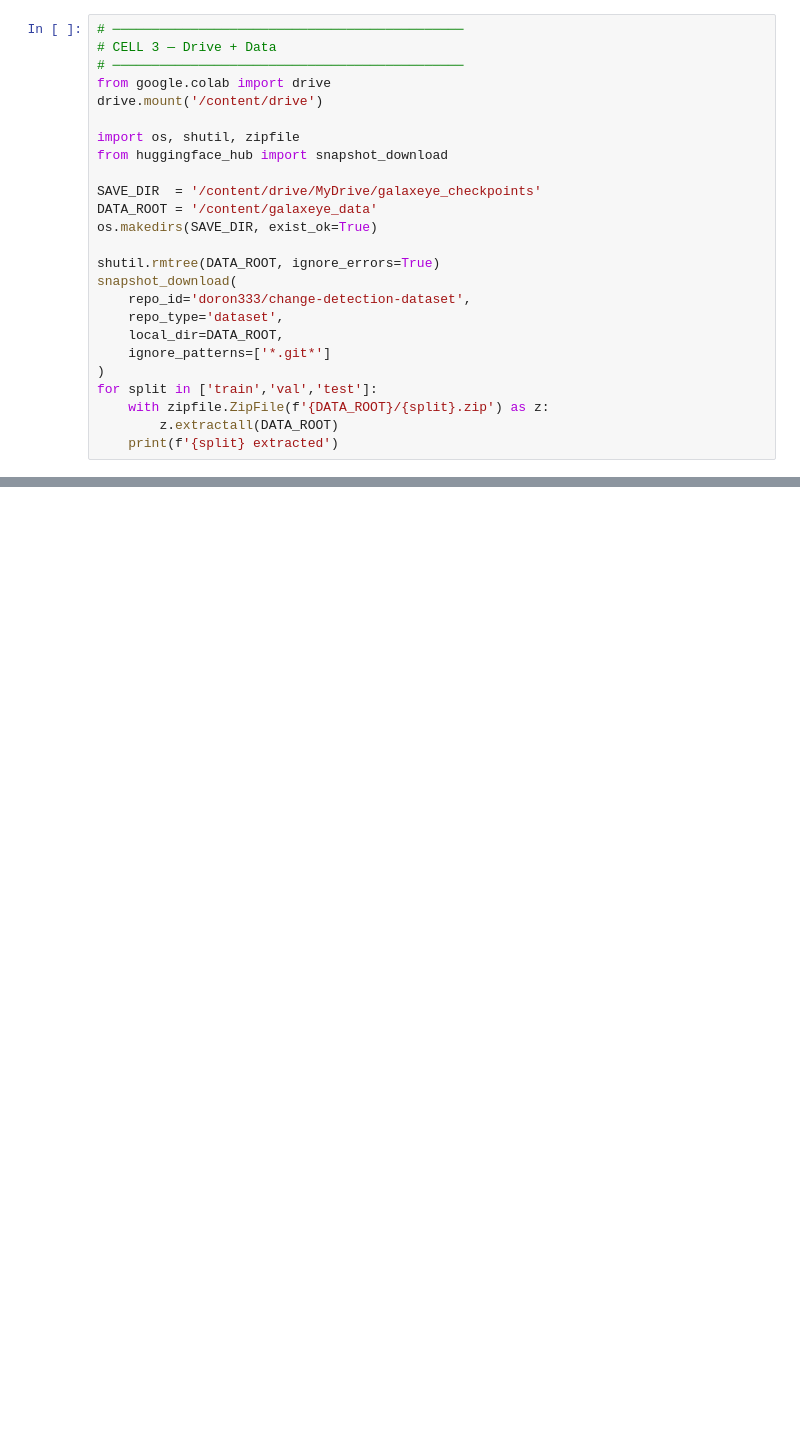
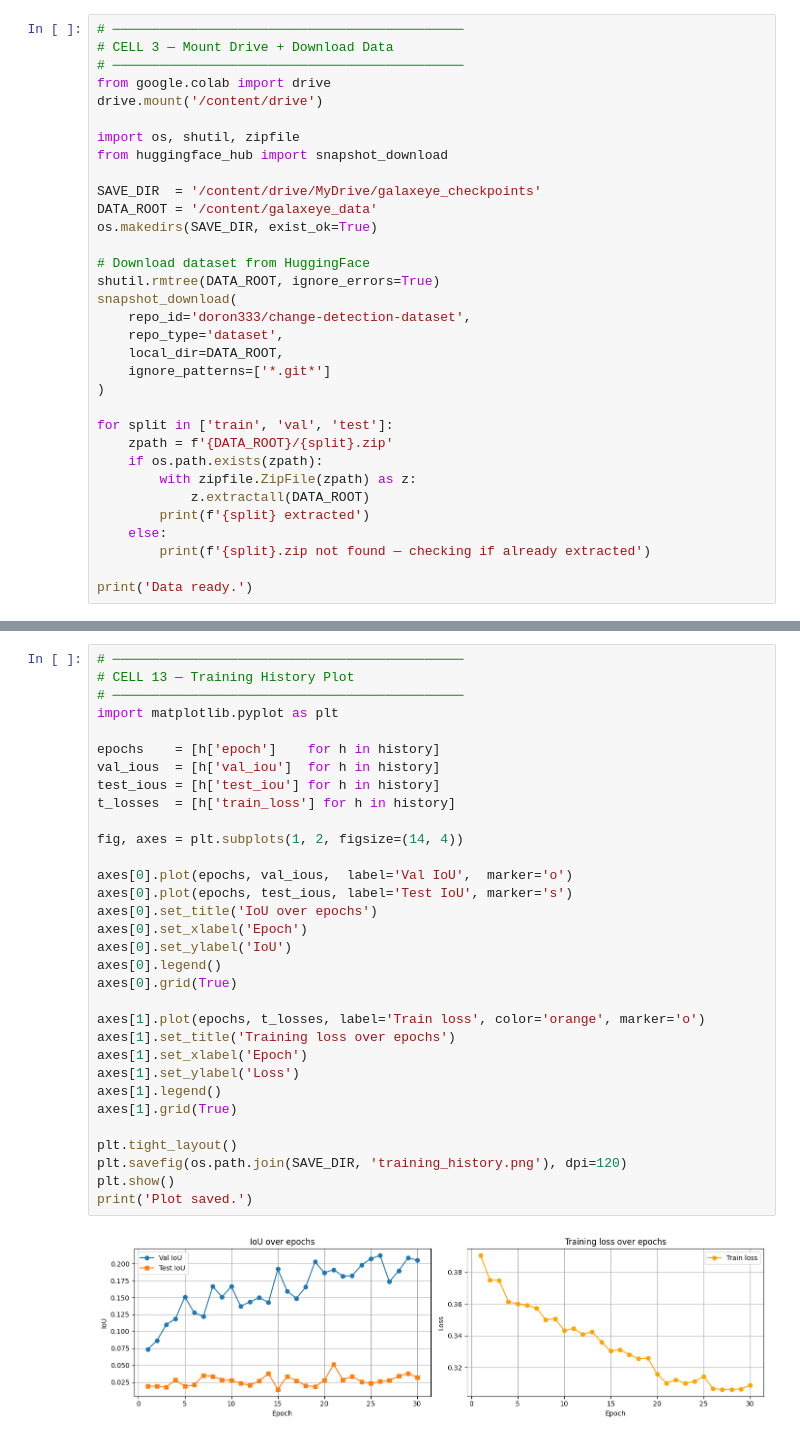
Before and after one commit to SAKTHIVEL-SEENIVASAN/galaxeye-eo-sar-change-detection, a Jupyter notebook: GalaxEye_Final_Submission.ipynb, the cells around one changed output, grey strips where cells are left out. Cells and saved outputs as stored; diff of their text form; blank space fills up the shorter version.

```diff
--- a/GalaxEye_Final_Submission.ipynb
+++ b/GalaxEye_Final_Submission.ipynb
@@ -30,6 +140,6 @@ Done
 # %%
 # ─────────────────────────────────────────────
-# CELL 3 — Drive + Data
+# CELL 3 — Mount Drive + Download Data
 # ─────────────────────────────────────────────
 from google.colab import drive
 drive.mount('/content/drive')
@@ -41,6 +151,7 @@ SAVE_DIR  = '/content/drive/MyDrive/galaxeye_checkpoints'
 DATA_ROOT = '/content/galaxeye_data'
 os.makedirs(SAVE_DIR, exist_ok=True)
 
+# Download dataset from HuggingFace
 shutil.rmtree(DATA_ROOT, ignore_errors=True)
 snapshot_download(
     repo_id='doron333/change-detection-dataset',
@@ -48,10 +159,17 @@ snapshot_download(
     local_dir=DATA_ROOT,
     ignore_patterns=['*.git*']
 )
-for split in ['train','val','test']:
-    with zipfile.ZipFile(f'{DATA_ROOT}/{split}.zip') as z:
-        z.extractall(DATA_ROOT)
-    print(f'{split} extracted')
+
+for split in ['train', 'val', 'test']:
+    zpath = f'{DATA_ROOT}/{split}.zip'
+    if os.path.exists(zpath):
+        with zipfile.ZipFile(zpath) as z:
+            z.extractall(DATA_ROOT)
+        print(f'{split} extracted')
+    else:
+        print(f'{split}.zip not found — checking if already extracted')
+
+print('Data ready.')
 # %% [output]
 Mounted at /content/drive
 The secret `HF_TOKEN` does not exist in your Colab secrets.
@@ -750,0 +1184,34 @@ FINAL: Test IoU=0.0310  F1=0.0602  Prec=0.0417  Rec=0.1080
+# %%
+# ─────────────────────────────────────────────
+# CELL 13 — Training History Plot
+# ─────────────────────────────────────────────
+import matplotlib.pyplot as plt
+
+epochs    = [h['epoch']    for h in history]
+val_ious  = [h['val_iou']  for h in history]
+test_ious = [h['test_iou'] for h in history]
+t_losses  = [h['train_loss'] for h in history]
+
+fig, axes = plt.subplots(1, 2, figsize=(14, 4))
+
+axes[0].plot(epochs, val_ious,  label='Val IoU',  marker='o')
+axes[0].plot(epochs, test_ious, label='Test IoU', marker='s')
+axes[0].set_title('IoU over epochs')
+axes[0].set_xlabel('Epoch')
+axes[0].set_ylabel('IoU')
+axes[0].legend()
+axes[0].grid(True)
+
+axes[1].plot(epochs, t_losses, label='Train loss', color='orange', marker='o')
+axes[1].set_title('Training loss over epochs')
+axes[1].set_xlabel('Epoch')
+axes[1].set_ylabel('Loss')
+axes[1].legend()
+axes[1].grid(True)
+
+plt.tight_layout()
+plt.savefig(os.path.join(SAVE_DIR, 'training_history.png'), dpi=120)
+plt.show()
+print('Plot saved.')
+# %% [output]
+[figure, added]
```
Also changed, not shown: parts of 25 cells of this notebook, 2 other files.
